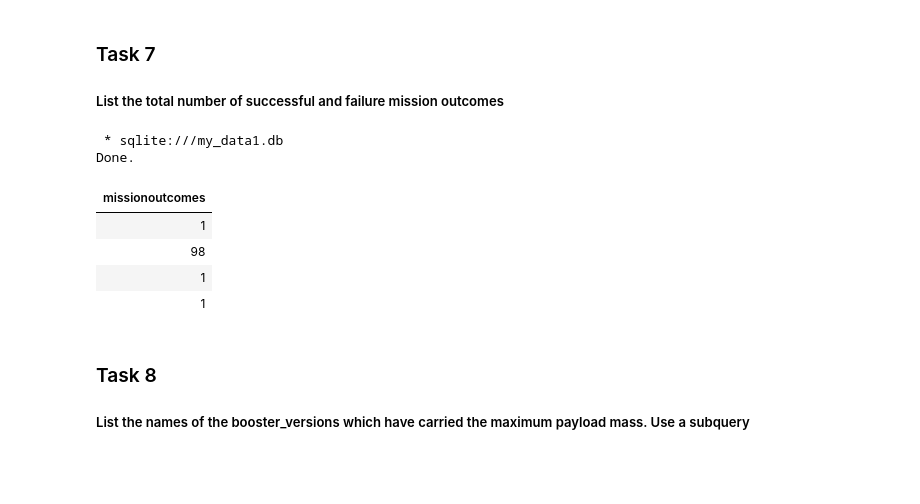
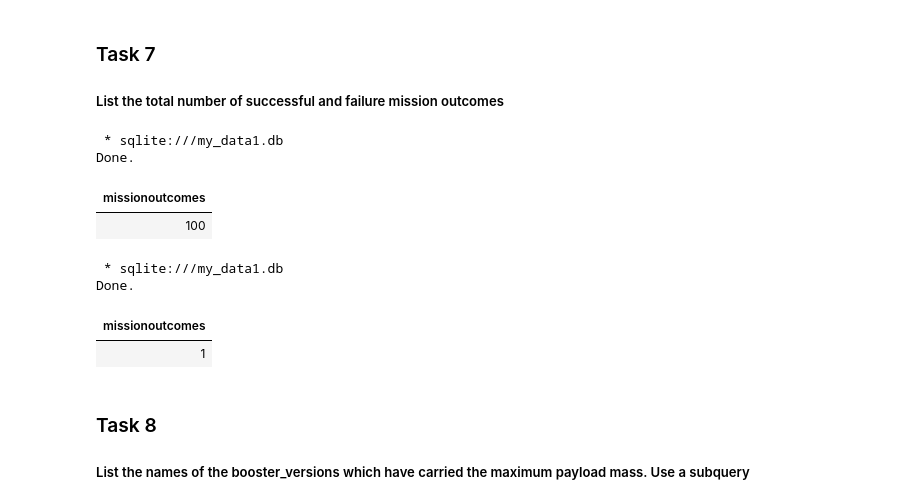
Before and after one commit to GulcinBU/GulcinBU, a Jupyter notebook: jupyter-labs-eda-sql-coursera_sqllite.ipynb, the cells around one changed output. Cells and saved outputs as stored; diff of their text form; code cells hidden in the pictures; blank space fills up the shorter version.

```diff
--- a/jupyter-labs-eda-sql-coursera_sqllite.ipynb
+++ b/jupyter-labs-eda-sql-coursera_sqllite.ipynb
@@ -209,15 +226,21 @@ Done.
 
 ##### List the total number of successful and failure mission outcomes
 # %%
-%sql select count(Mission_Outcome) as missionoutcomes from SPACEXTBL group by Mission_Outcome;
+%sql select count(Mission_Outcome) as missionoutcomes from SPACEXTBL
+where Mission_Outcome like 'Success%';
 # %% [output]
  * sqlite:///my_data1.db
 Done.
 | missionoutcomes |
-| 1 |
-| 98 |
-| 1 |
-| 1 |
+| 100 |
+# %%
+%sql select count(Mission_Outcome) as missionoutcomes from SPACEXTBL
+where Mission_Outcome like 'Failure%';
+# %% [output]
+ * sqlite:///my_data1.db
+Done.
+| missionoutcomes |
+| 1 |
 # %% [markdown]
 ### Task 8
 
```
Also changed, not shown: parts of 11 cells of this notebook.
